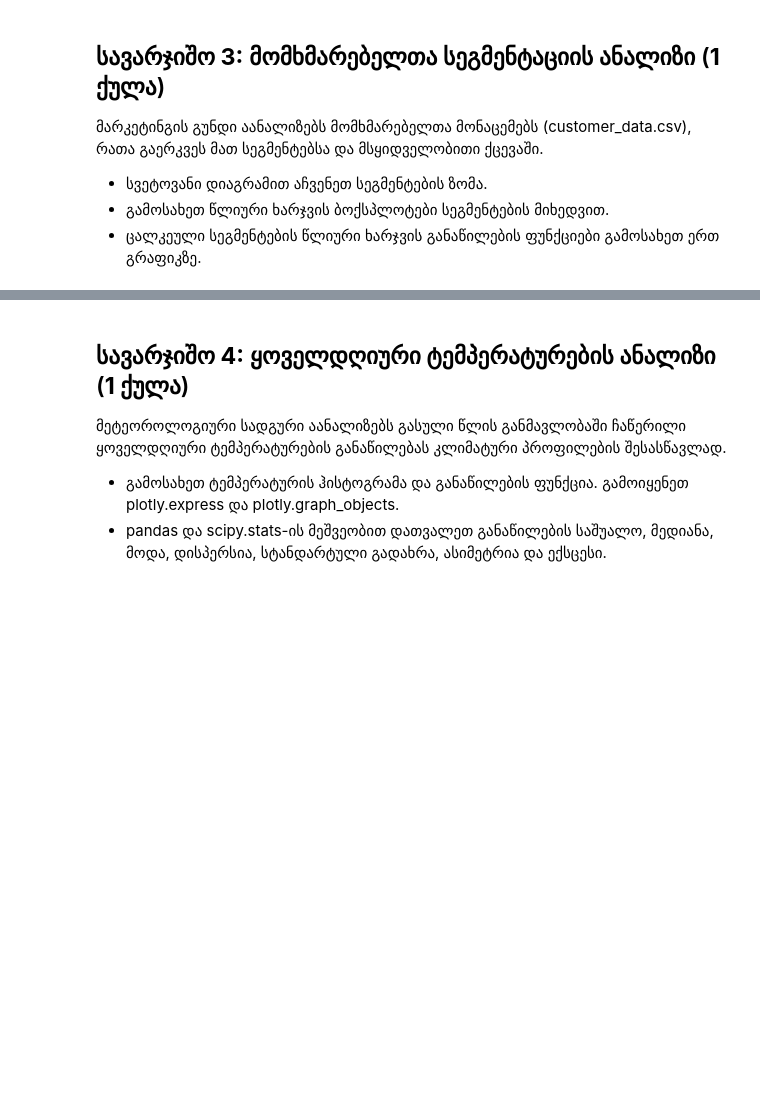
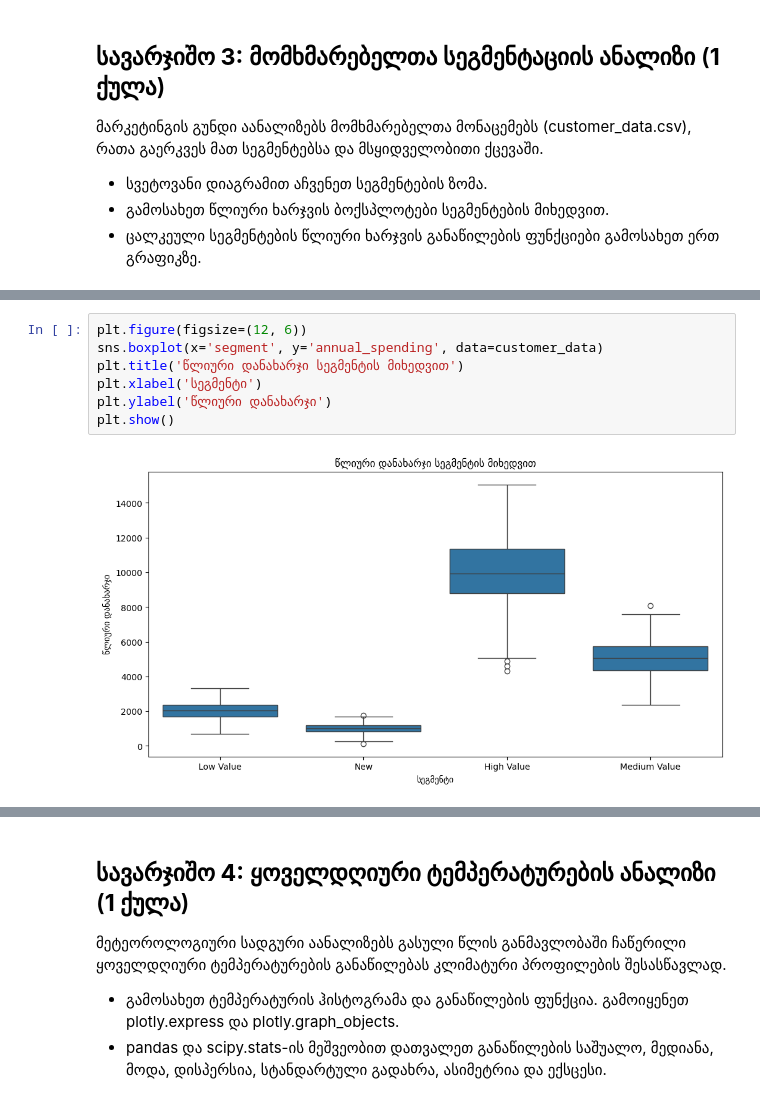
Before and after one commit to spacecowboy1998/Data_Analytics, a Jupyter notebook: HomeWork/BTU_dapy_Homework_აღდგენა3.ipynb, the cells around one changed output, grey strips where cells are left out. Saved outputs shown, nothing was run; the diff lists cells and outputs as text; blank space fills up the shorter version.

```diff
--- a/HomeWork/BTU_dapy_Homework_აღდგენა3.ipynb
+++ b/HomeWork/BTU_dapy_Homework_აღდგენა3.ipynb
@@ -59,0 +112,9 @@ else:
+# %%
+plt.figure(figsize=(12, 6))
+sns.boxplot(x='segment', y='annual_spending', data=customer_data)
+plt.title('წლიური დანახარჯი სეგმენტის მიხედვით')
+plt.xlabel('სეგმენტი')
+plt.ylabel('წლიური დანახარჯი')
+plt.show()
+# %% [output]
+[figure, added]
```
Also changed, not shown: parts of 10 cells of this notebook, 12 other files.
